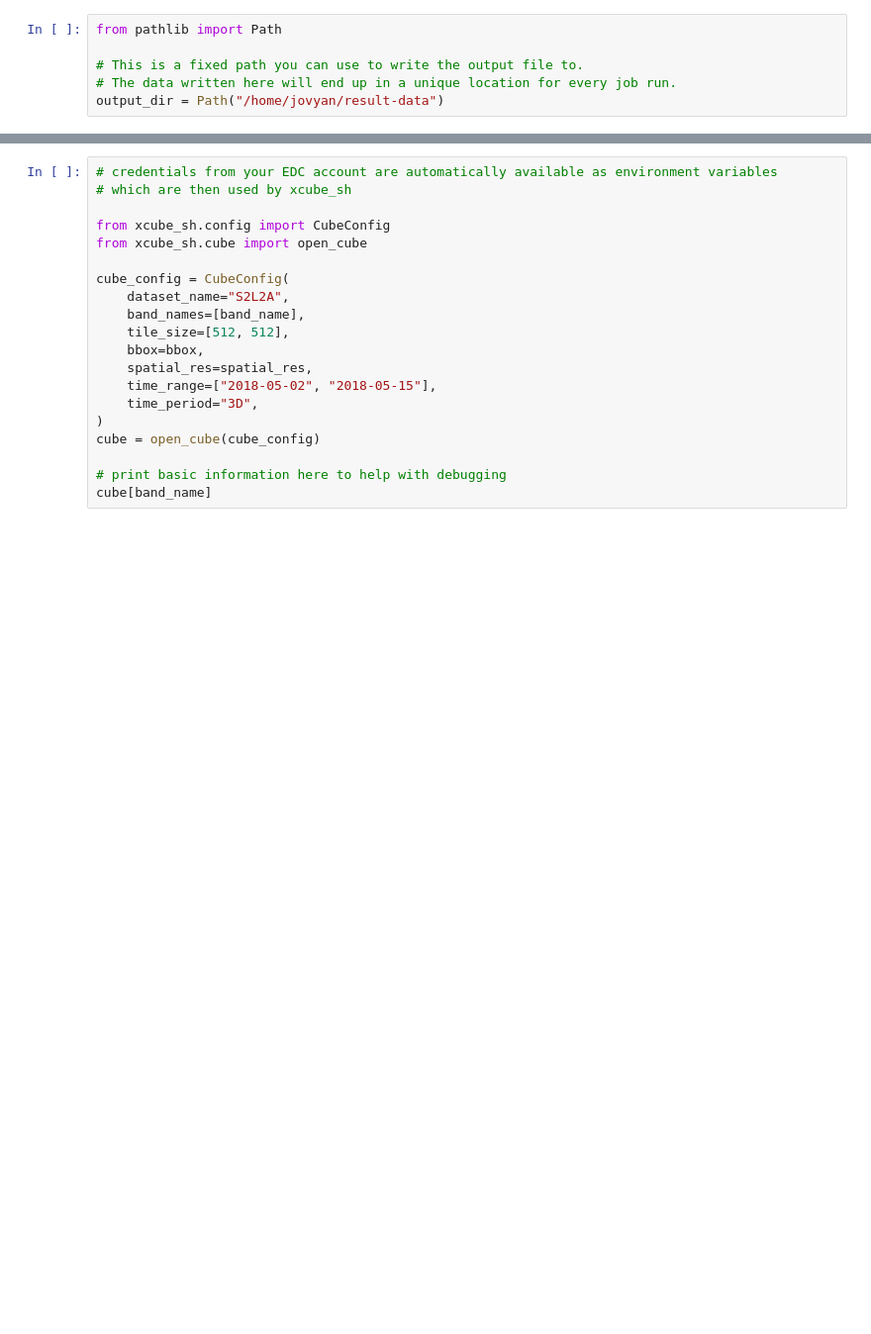
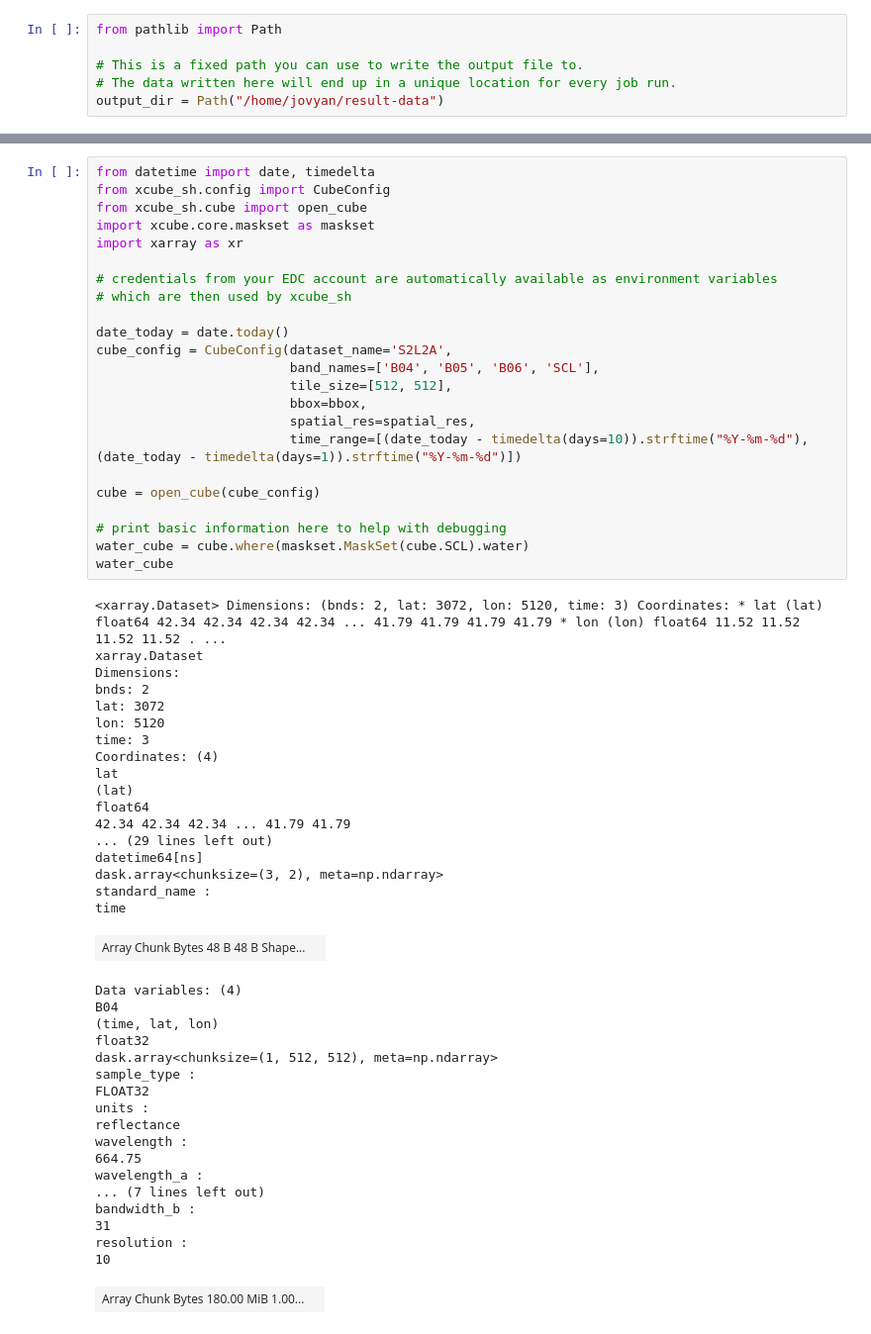
Before and after one commit to eurodatacube/byoa-sample-algorithm, a Jupyter notebook: notebook.ipynb, the cells around one changed output, grey strips where cells are left out. Shown at 99% size. Cells and saved outputs as stored; diff of their text form; blank space fills up the shorter version.

Commit message:
use MCI algorithmus for sample

```diff
--- a/notebook.ipynb
+++ b/notebook.ipynb
@@ -30,20 +30,60 @@ bbox
 # %%
+from datetime import date, timedelta
+from xcube_sh.config import CubeConfig
+from xcube_sh.cube import open_cube
+import xcube.core.maskset as maskset
+import xarray as xr
+
 # credentials from your EDC account are automatically available as environment variables
 # which are then used by xcube_sh
 
-from xcube_sh.config import CubeConfig
-from xcube_sh.cube import open_cube
+date_today = date.today()
+cube_config = CubeConfig(dataset_name='S2L2A',
+                         band_names=['B04', 'B05', 'B06', 'SCL'],
+                         tile_size=[512, 512],
+                         bbox=bbox,
+                         spatial_res=spatial_res,
+                         time_range=[(date_today - timedelta(days=10)).strftime("%Y-%m-%d"), (date_today - timedelta(days=1)).strftime("%Y-%m-%d")])
 
-cube_config = CubeConfig(
-    dataset_name="S2L2A",
-    band_names=[band_name],
-    tile_size=[512, 512],
-    bbox=bbox,
-    spatial_res=spatial_res,
-    time_range=["2018-05-02", "2018-05-15"],
-    time_period="3D",
-)
 cube = open_cube(cube_config)
 
 # print basic information here to help with debugging
-cube[band_name]
+water_cube = cube.where(maskset.MaskSet(cube.SCL).water)
+water_cube
+# %% [output]
+<xarray.Dataset> Dimensions: (bnds: 2, lat: 3072, lon: 5120, time: 3) Coordinates: * lat (lat) float64 42.34 42.34 42.34 42.34 ... 41.79 41.79 41.79 41.79 * lon (lon) float64 11.52 11.52 11.52 11.52 . ...
+xarray.Dataset
+Dimensions:
+bnds: 2
+lat: 3072
+lon: 5120
+time: 3
+Coordinates: (4)
+lat
+(lat)
+float64
+42.34 42.34 42.34 ... 41.79 41.79
+... (29 lines left out)
+datetime64[ns]
+dask.array<chunksize=(3, 2), meta=np.ndarray>
+standard_name :
+time
+| Array Chunk Bytes 48 B 48 B Shape... |  |
+Data variables: (4)
+B04
+(time, lat, lon)
+float32
+dask.array<chunksize=(1, 512, 512), meta=np.ndarray>
+sample_type :
+FLOAT32
+units :
+reflectance
+wavelength :
+664.75
+wavelength_a :
+... (7 lines left out)
+bandwidth_b :
+31
+resolution :
+10
+| Array Chunk Bytes 180.00 MiB 1.00... |  |
```
Also changed, not shown: parts of 12 cells of this notebook, 2 other files.
